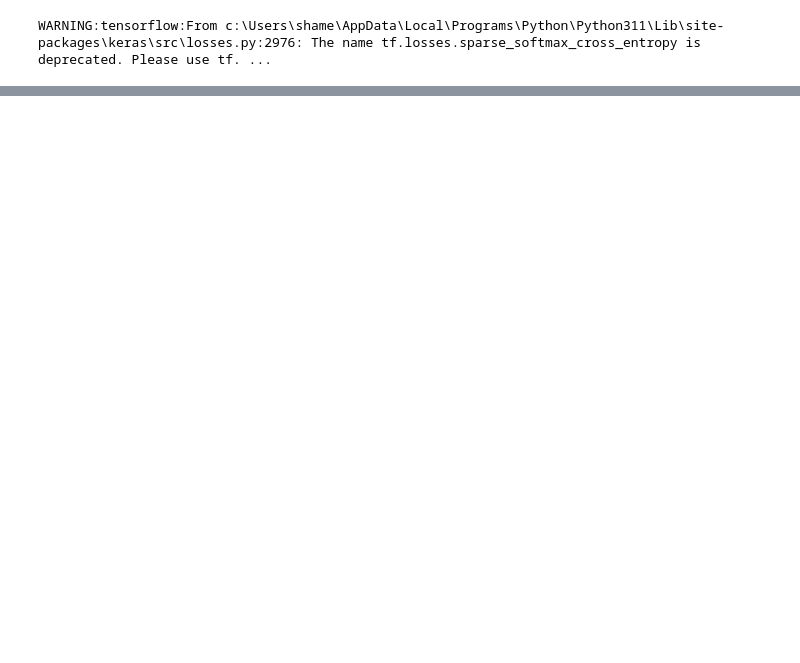
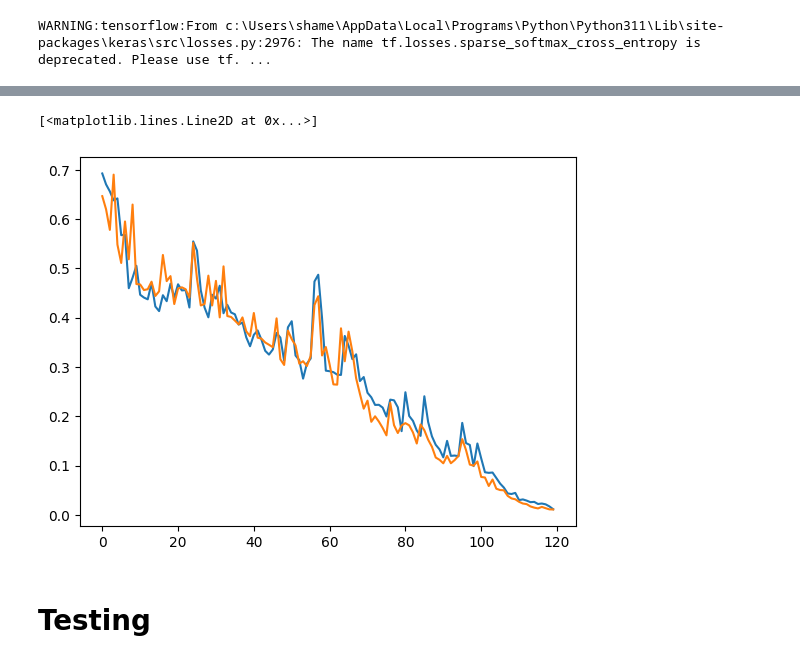
Before and after one commit to ahmddbilall/AI-, a Jupyter notebook: Model.ipynb, the cells around one changed output, grey strips where cells are left out. Cells and saved outputs as stored; diff of their text form; code cells hidden in the pictures; blank space fills up the shorter version.

```diff
--- a/Model.ipynb
+++ b/Model.ipynb
@@ -97 +93,9 @@ Loss: 0.45617231726646423, Accuracy: 0.8260869383811951
+# %%
+plt.plot(history.history['loss'])
+plt.plot(history.history['val_loss'])
+# %% [output]
+[<matplotlib.lines.Line2D at 0x...>]
+[figure, added]
+# %% [markdown]
+# Testing
 # %%
```
Also changed, not shown: parts of 17 cells of this notebook, 1 other file.
